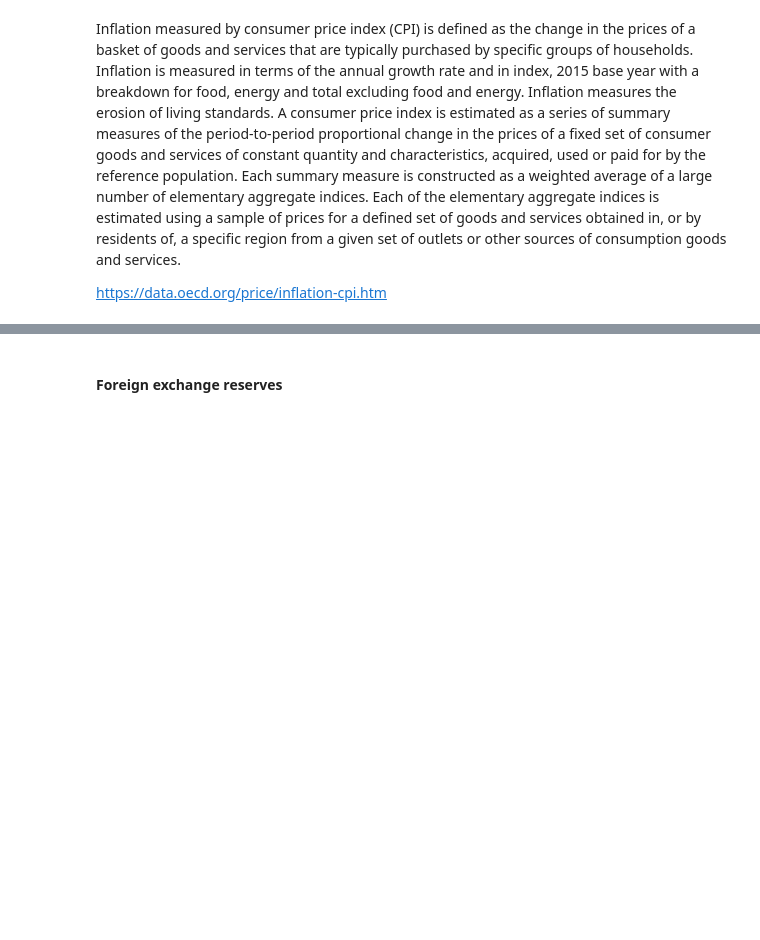
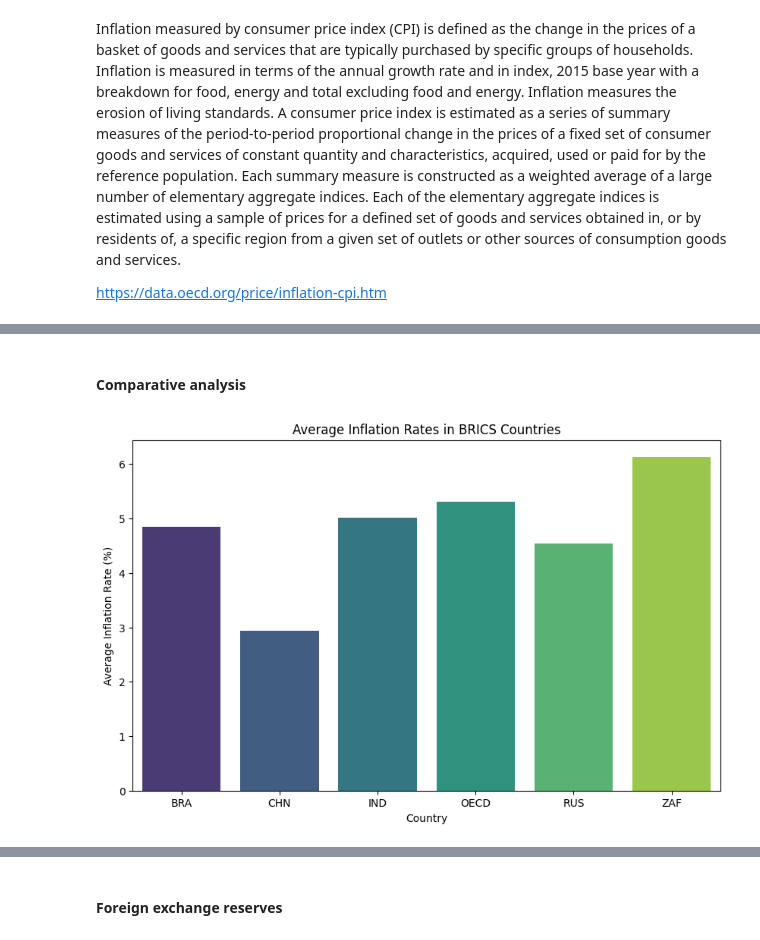
Before and after one commit to nusero92/cryptocurency, a Jupyter notebook: crypto project.ipynb, the cells around one changed output, grey strips where cells are left out. Drawn from its saved outputs; the diff is of its cells as text; code cells hidden in the pictures; blank space fills up the shorter version.

```diff
--- a/crypto project.ipynb
+++ b/crypto project.ipynb
@@ -297,0 +351,15 @@ inflation.transpose()
+# %% [markdown]
+#### Comparative analysis
+# %%
+# Calculate average inflation rates for each country
+average_inflation = inflation.groupby('LOCATION')['Value'].mean().reset_index()
+
+# Plotting the average inflation rates
+plt.figure(figsize=(10, 6))
+sns.barplot(data=average_inflation, x='LOCATION', y='Value', palette='viridis')
+plt.title('Average Inflation Rates in BRICS Countries')
+plt.xlabel('Country')
+plt.ylabel('Average Inflation Rate (%)')
+plt.show()
+# %% [output]
+[figure, added]
```
Also changed, not shown: parts of 16 cells of this notebook, 1 other file.
